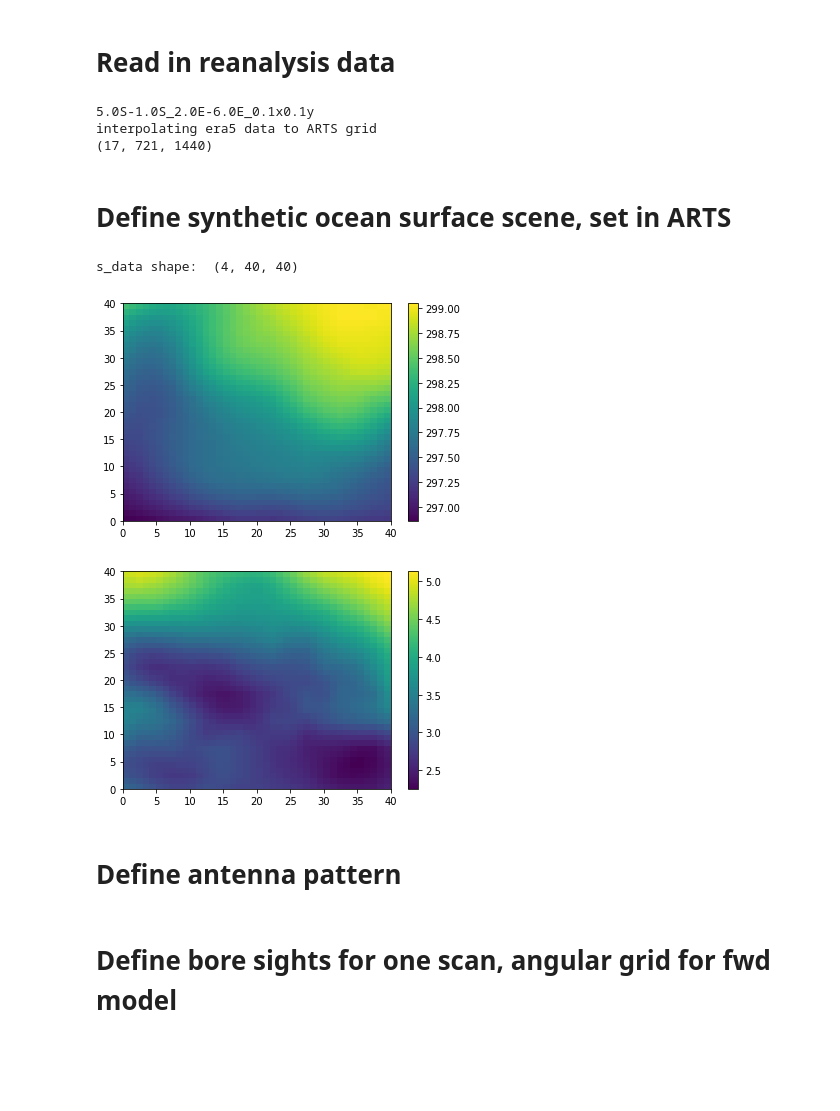
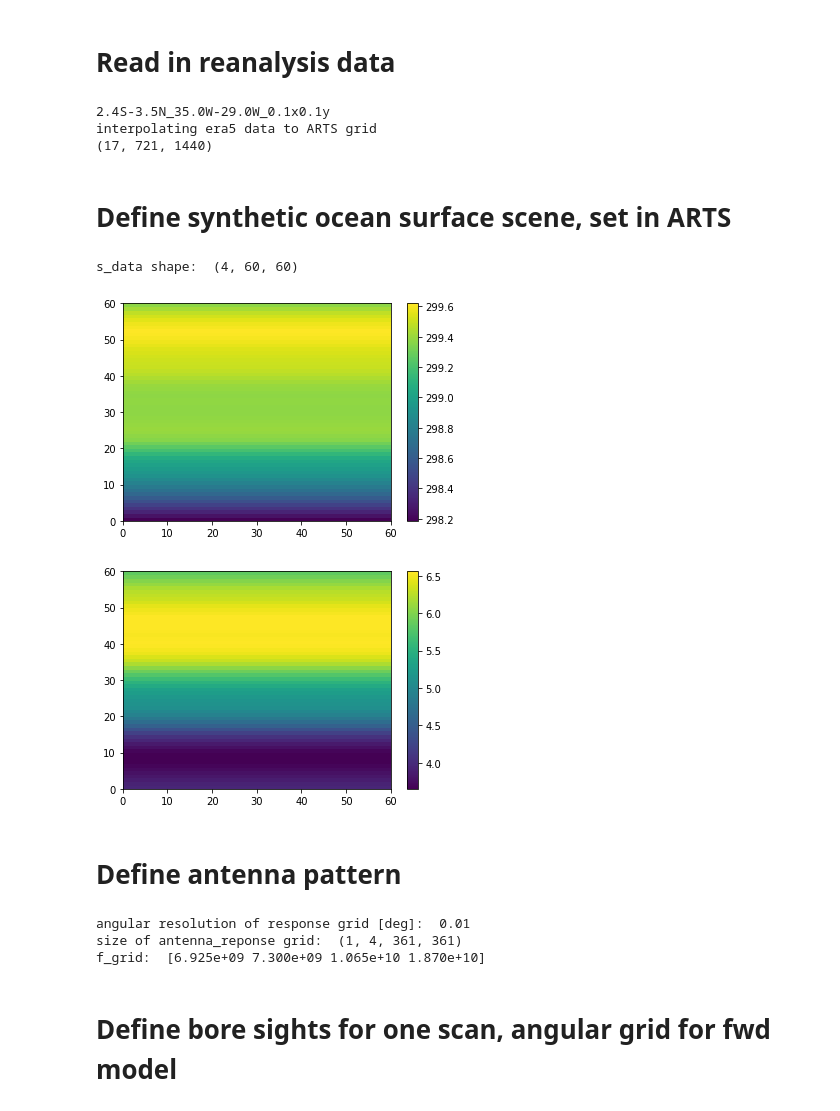
Before and after one commit to cheesetarian/amsr2_var, a Jupyter notebook: am2_mvar/retrieval_real1.ipynb, the cells around one changed output. Saved outputs shown, nothing was run; the diff lists cells and outputs as text; code cells hidden in the pictures; blank space fills up the shorter version.

```diff
--- a/am2_mvar/retrieval_real1.ipynb
+++ b/am2_mvar/retrieval_real1.ipynb
@@ -67,10 +67,10 @@ npol     =  2    # number of polarizations considered (2=V/H both, 1=intensity o
 #    then angfac<~5 is quite justified
 # %%
 # Define lat/lon grid that observation points and angular grid lie within
-lat0     = 0.0  # center of grid in lat, lon
+lat0     = 0.5  # center of grid in lat, lon
 lon0     = -32.0
-nlat, nlon =  40, 40 #100        # number of lat and lon divisions
-latwid, lonwid = 2.0, 2.0    # actual grid widths are double these
+nlat, nlon =  60, 60         # number of lat and lon divisions
+latwid, lonwid = 3.0, 3.0    # actual grid widths are double these
 
 # retrieval grid resolution (set down below)
 r_resa, r_reso = 0.1, 0.1
@@ -214,13 +272,14 @@ ws.AtmosphereSet3D()
 
 ws.lat_grid = np.copy( la_grid[0:nlat] + np.diff(la_grid)*.5 ) # to avoid mismatch between ARTS and pcolormesh
 ws.lon_grid = np.copy( lo_grid[0:nlon] + np.diff(lo_grid)*.5 ) #  i.e. getting lat/lon midpoints of boxes
+nala, nalo = np.size(ws.lat_grid.value), np.size(ws.lon_grid.value) # size of ARTS lat/lon grid
 
 ws.AtmFieldsCalcExpand1D()  # set to given p_grid or z_grid
 
 #ws.vmr_field.value[0,:,:,:] *= 0.50 # try decreasing water vapor by X
 
 # if using coarse atmosphere but wanting accurate ray tracing:
-ws.ppath_lmax = 350.0  # set maximum distance between points when computing absorption along path
+#ws.ppath_lmax = 350.0  # set maximum distance between points when computing absorption along path
 # %% [markdown]
 # Read in reanalysis data
 # %%
@@ -302,7 +361,7 @@ else:
 # can plot up era5 data to verify interpolation and subselection like this:
 #gcartomap(era_wi,ela,elo, 2.3, 5.1, region=[-5,-1,2,6])
 # %% [output]
-5.0S-1.0S_2.0E-6.0E_0.1x0.1y
+2.4S-3.5N_35.0W-29.0W_0.1x0.1y
 interpolating era5 data to ARTS grid
 (17, 721, 1440)
 # %% [markdown]
@@ -310,40 +369,39 @@ interpolating era5 data to ARTS grid
 # %%
 # Surface properties -- define ocean surface for simulations
 
-nala, nalo = np.size(ws.lat_grid.value), np.size(ws.lon_grid.value) # size of ARTS lat/lon grid
 s_names = ["Water skin temperature","Wind speed","Wind direction","Salinity"]
 s_data = np.zeros([len(s_names), nala, nalo])  ## page/row/col
 print('s_data shape: ',s_data.shape)
 
 #tmean                   = 292.0 # sst mean
 #wsp                     = 6.3   # 10m wind speed
 # read era5 data directly from saved np arrays, already interpolated to ARTS grid defined
 s_data[0,:,:] = np.load('arrs/e5-ss_'+sgrid+'.npy')
 s_data[1,:,:] = np.load('arrs/e5-wi_'+sgrid+'.npy')
 s_data[2,:,:] = np.load('arrs/e5-wd_'+sgrid+'.npy')   # in deg from N, as expected by ARTS
 s_data[3,:,:] = 0.034                       # token salinity value
 
 # write these to ARTS variables
 ws.Copy(ws.surface_props_names, s_names)
 ws.Copy(ws.surface_props_data, s_data)
 ws.MatrixSetConstant(ws.z_surface, nala, nalo, 0.0) # explicitly set the surface to 0m altitude
 
 
 # also profile information from ERA5:
-ws.t_field.value[:,:,:] = np.load('arrs/e5-t_'+sgrid+'.npy')
+ws.t_field.value[:,:,:] = np.load('arrs/e5-t_'+sgrid+'.npy')[::-1,:,:]
 ws.vmr_field.value[0,:,:,:] = np.load('arrs/e5-mr_'+sgrid+'.npy')[::-1,:,:]*28.966/18.016 # convert MR to VMR
 ws.p_grid.value[0] = np.mean(np.load('arrs/e5-sp_'+sgrid+'.npy')[:,:]) # just take mean from scene? not huge deal..
 
 plt.pcolor(s_data[0,:,:]) # quick look for SST
 plt.colorbar()
 plt.show()
 plt.pcolor(s_data[1,:,:]) # quick look for wsp
 plt.colorbar()
 plt.show()
 # %% [output]
-s_data shape:  (4, 40, 40)
+s_data shape:  (4, 60, 60)
-[figure, old version]
+[figure, new version]
-[figure, old version]
+[figure, new version]
 # %% [markdown]
 # Define antenna pattern
 # %%
@@ -385,9 +443,6 @@ x  = np.arange( -width, width+resol, resol )  #this gives angular antenna respon
 x2 = x**2   # since assumed origin is 0, do squaring here
 nf, nx = len(adata[0,:]), np.size(x)   # num frequencies, size of antenna grid
 
-csub = np.sort(np.append(fsub*2,fsub*2+1))
-ch_str = np.array(['6V','6H','7V','7H','10V','10H','18V','18H',
-                   '23V','23H','36V','36H','89V','89H'])[csub]
 #print(ch_str)
 
 from typhon.arts.griddedfield import GriddedField4
@@ -415,6 +470,10 @@ print('f_grid: ',ws.f_grid.value)
 
 #plt.pcolormesh(gf4.data[0,0,:,:])# to plot antenna pattern of one freq
 #plt.show()
+# %% [output]
+angular resolution of response grid [deg]:  0.01
+size of antenna_reponse grid:  (1, 4, 361, 361)
+f_grid:  [6.925e+09 7.300e+09 1.065e+10 1.870e+10]
 # %% [markdown]
 # Define bore sights for one scan, angular grid for fwd model
 # %%
```
Also changed, not shown: parts of 25 cells of this notebook.
